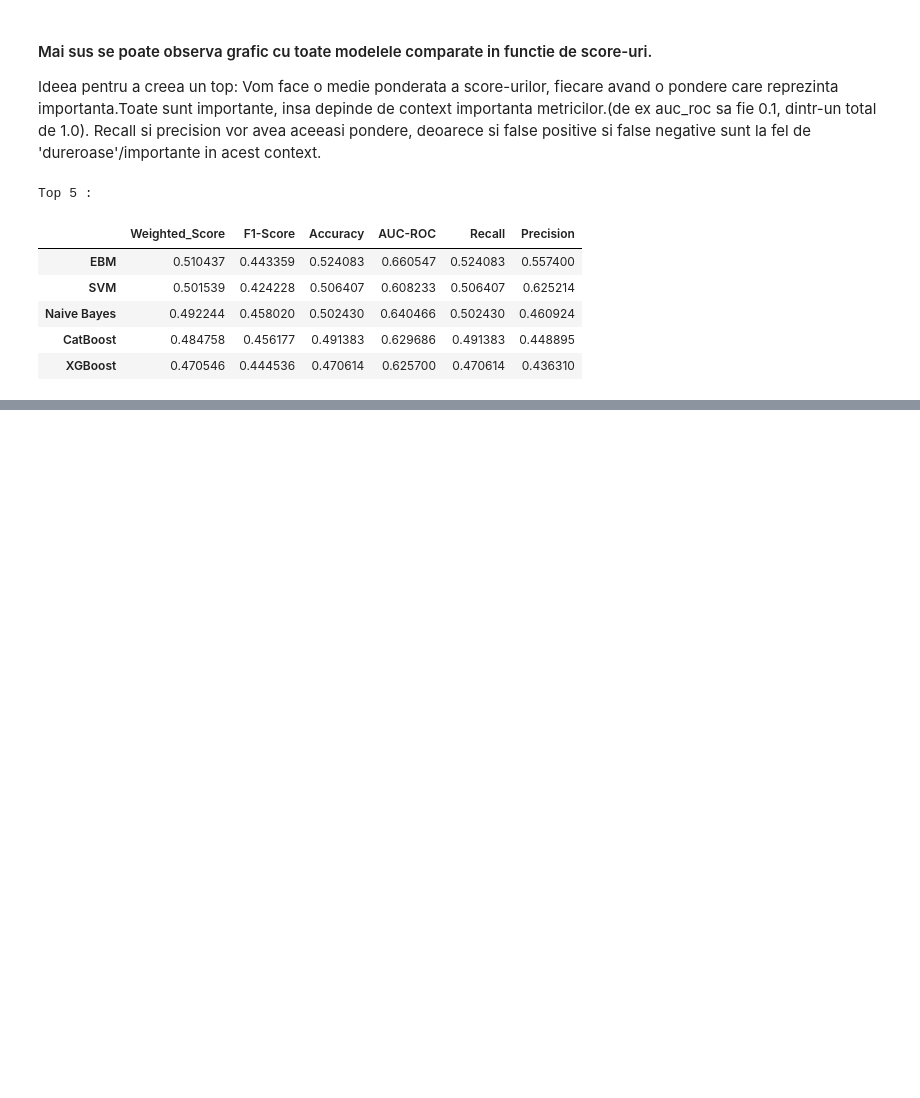
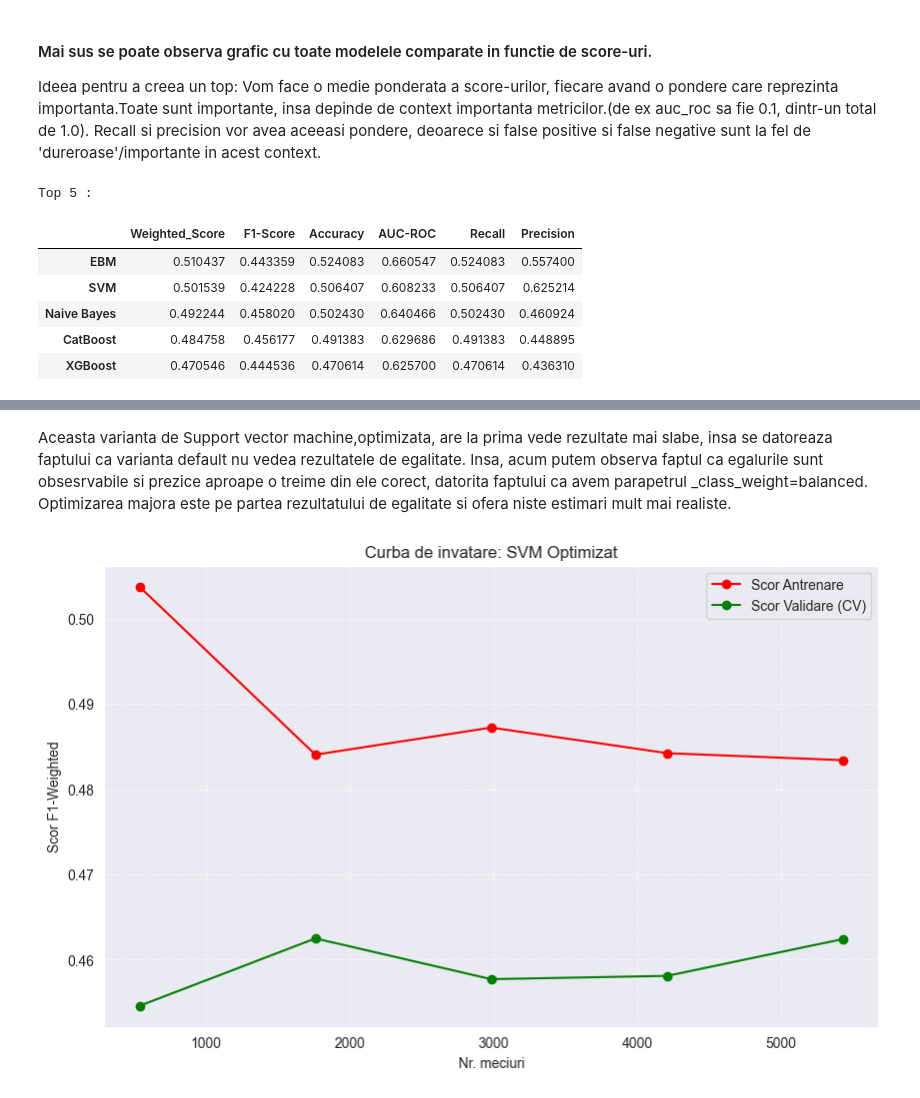
Before and after one commit to Technical-University-of-Cluj-Napoca/proiect-ml-RazvanBarna, a Jupyter notebook: Notebooks/Classification.ipynb, the cells around one changed output, grey strips where cells are left out. Drawn from its saved outputs; the diff is of its cells as text; code cells hidden in the pictures; blank space fills up the shorter version.

```diff
--- a/Notebooks/Classification.ipynb
+++ b/Notebooks/Classification.ipynb
@@ -1040,0 +1206,10 @@ Top 5 :
+# %% [markdown]
+Aceasta varianta de Support vector machine,optimizata, are la prima vede rezultate mai slabe, insa se datoreaza faptului ca  varianta default nu vedea rezultatele de egalitate.
+Insa, acum putem observa faptul ca egalurile sunt obsesrvabile si prezice aproape o treime din ele corect, datorita faptului ca avem parapetrul _class_weight=balanced.
+Optimizarea majora este pe partea rezultatului de egalitate si ofera niste estimari mult mai realiste.
+# %%
+from Classes.Utils import plot_learning_curve
+
+plot_learning_curve(best_svm, X_train_scaled, y_train, "Curba de invatare: SVM Optimizat")
+# %% [output]
+[figure, added]
```
Also changed, not shown: parts of 34 cells of this notebook, 21 other files.
